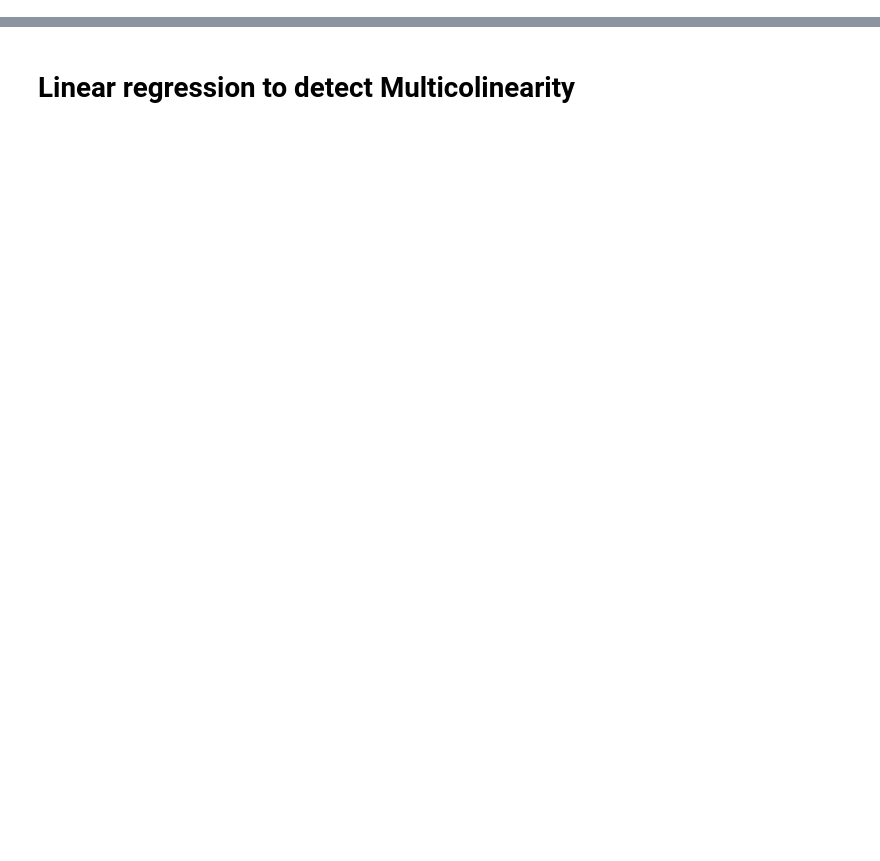
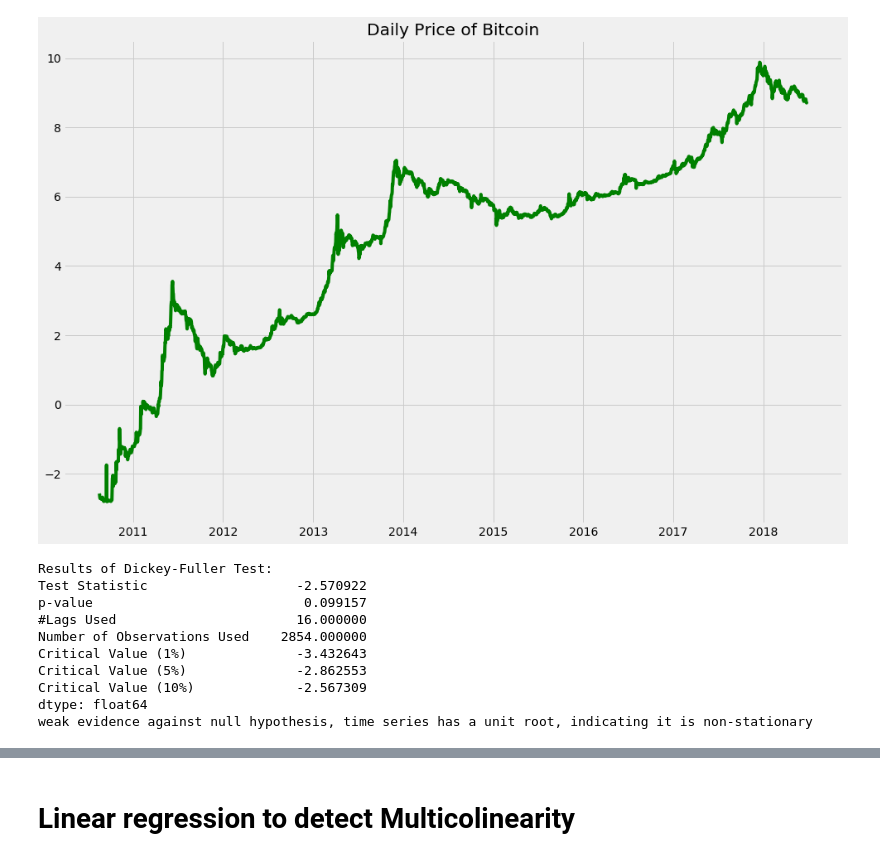
Before and after one commit to DEREJEGETU/Predicting-Bitcoin-Prices, a Jupyter notebook: Linear Regression .ipynb, the cells around one changed output, grey strips where cells are left out. Cells and saved outputs as stored; diff of their text form; code cells hidden in the pictures; blank space fills up the shorter version.

```diff
--- a/Linear Regression .ipynb
+++ b/Linear Regression .ipynb
@@ -13,0 +365,3 @@ from sklearn.preprocessing import MinMaxScaler
+# %%
+#Remove rows of zero prices from a Pandas series
+btc_price=btc_price[btc_price!=0]
@@ -13,0 +372,2 @@ from sklearn.preprocessing import MinMaxScaler
+# %%
+btc_price_df=pd.DataFrame(btc_price)
@@ -13,0 +439,19 @@ from sklearn.preprocessing import MinMaxScaler
+# %%
+def adf_test(df):
+    #plot the series for visual inspection
+    fig, ax=plt.subplots(figsize=(15,10))
+    plt.plot(df,color='green')
+    plt.title('Daily Price of Bitcoin')
+    plt.show(block=False)
+    print ('Results of Dickey-Fuller Test:')
+    dftest = adfuller(df, autolag='AIC')
+    dfoutput = pd.Series(dftest[0:4], index=['Test Statistic','p-value','#Lags Used','Number of Observations Used'])
+    for key,value in dftest[4].items():
+        dfoutput['Critical Value (%s)'%key] = value
+    print (dfoutput)
+
+    if dfoutput[1] <= 0.05:
+        print("strong evidence against the null hypothesis, reject the null hypothesis. Data has no unit root and is stationary")
+
+    else:
+        print("weak evidence against null hypothesis, time series has a unit root, indicating it is non-stationary ")
@@ -13,0 +476,2 @@ from sklearn.preprocessing import MinMaxScaler
+# %%
+btc_price_df["log_price"]=np.log(btc_price_df['BCHAIN/MKPRU'])
@@ -13,0 +490,14 @@ from sklearn.preprocessing import MinMaxScaler
+# %%
+adf_test(btc_price_df["log_price"])
+# %% [output]
+[figure, added]
+Results of Dickey-Fuller Test:
+Test Statistic                   -2.570922
+p-value                           0.099157
+#Lags Used                       16.000000
+Number of Observations Used    2854.000000
+Critical Value (1%)              -3.432643
+Critical Value (5%)              -2.862553
+Critical Value (10%)             -2.567309
+dtype: float64
+weak evidence against null hypothesis, time series has a unit root, indicating it is non-stationary
```
Also changed, not shown: parts of 287 cells of this notebook.
